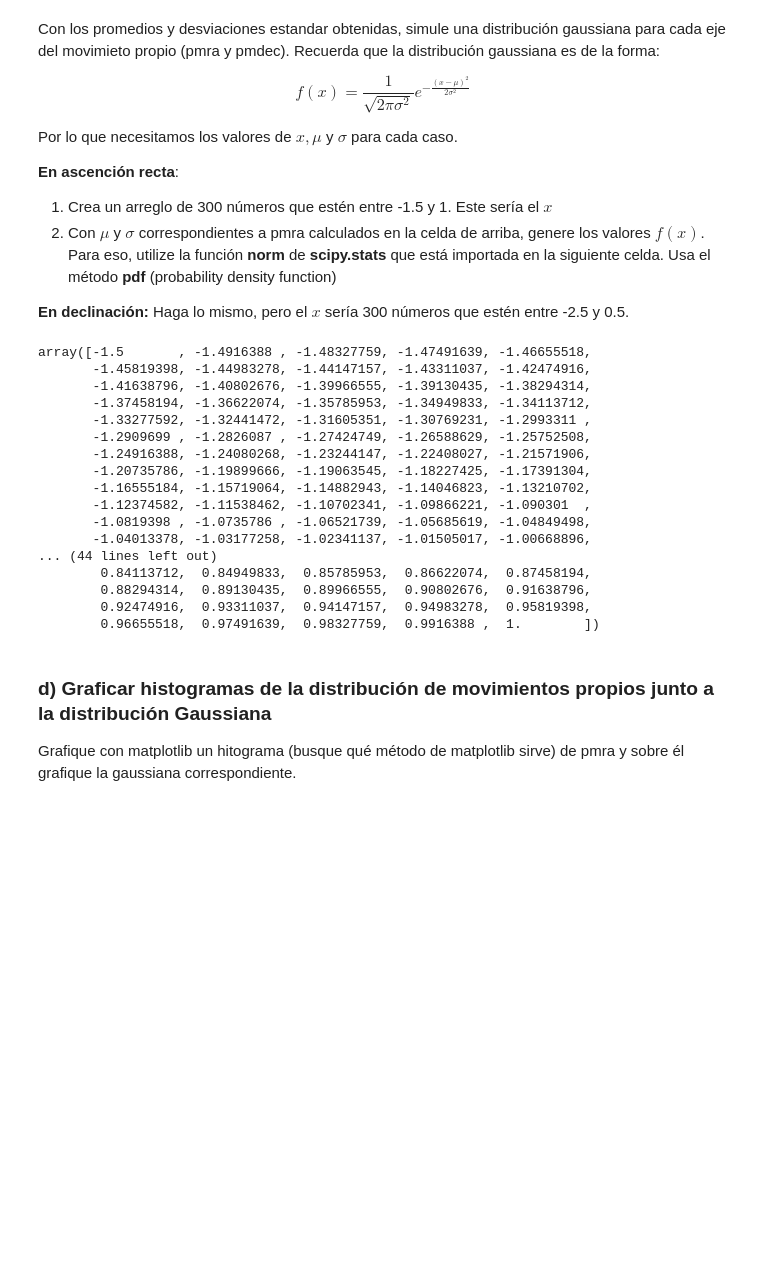
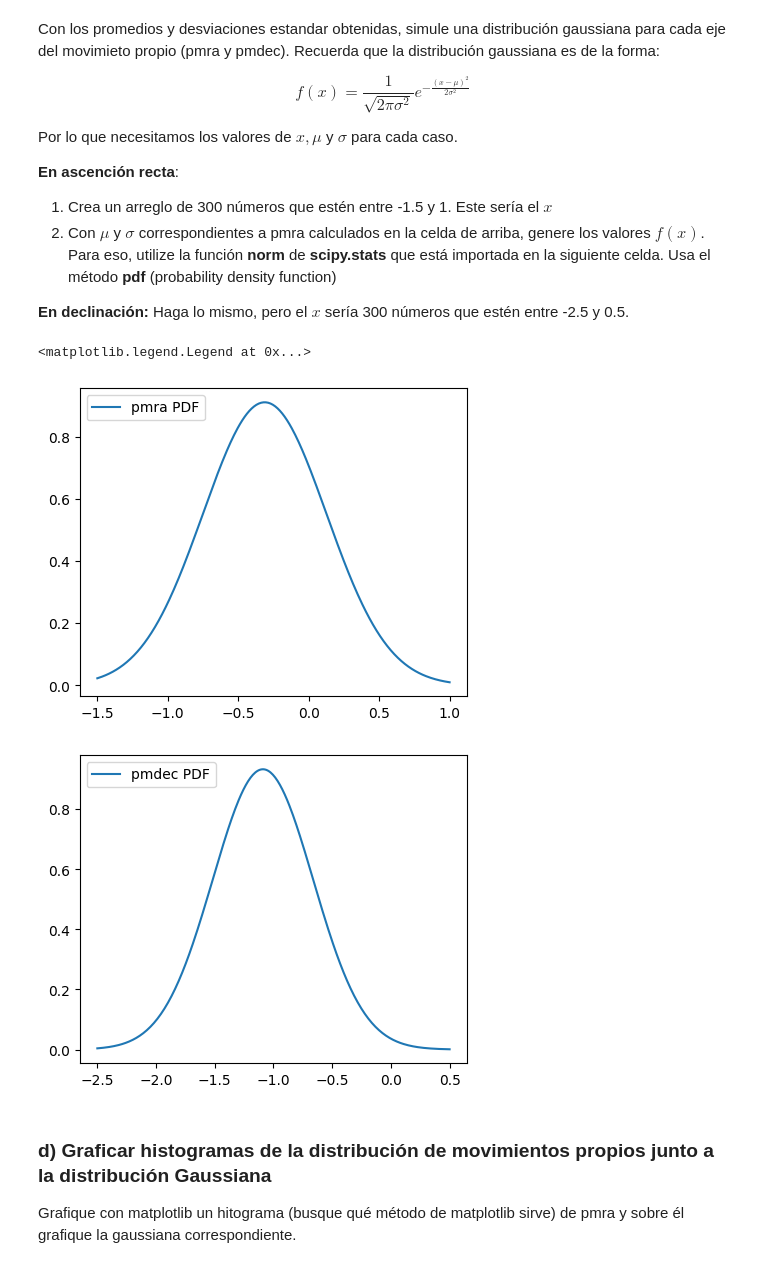
Before and after one commit to Cristobal-Gomez/Tarea-2, a Jupyter notebook: Tarea2.ipynb, the cells around one changed output. Drawn from its saved outputs; the diff is of its cells as text; code cells hidden in the pictures; blank space fills up the shorter version.

```diff
--- a/Tarea2.ipynb
+++ b/Tarea2.ipynb
@@ -139,32 +124,27 @@ Por lo que necesitamos los valores de $x, \mu$ y $\sigma$ para cada caso.
 
 **En declinación:**
 Haga lo mismo, pero el $x$ sería 300 números que estén entre -2.5 y 0.5.
-# %%
-from scipy.stats import norm
-
-x_pmra = np.linspace(-1.5,1,300)
-fx_pmra =
-
-x_pmdec =
-fx_pmdec =
-# %% [output]
-array([-1.5       , -1.4916388 , -1.48327759, -1.47491639, -1.46655518,
-       -1.45819398, -1.44983278, -1.44147157, -1.43311037, -1.42474916,
-       -1.41638796, -1.40802676, -1.39966555, -1.39130435, -1.38294314,
-       -1.37458194, -1.36622074, -1.35785953, -1.34949833, -1.34113712,
-       -1.33277592, -1.32441472, -1.31605351, -1.30769231, -1.2993311 ,
-       -1.2909699 , -1.2826087 , -1.27424749, -1.26588629, -1.25752508,
-       -1.24916388, -1.24080268, -1.23244147, -1.22408027, -1.21571906,
-       -1.20735786, -1.19899666, -1.19063545, -1.18227425, -1.17391304,
-       -1.16555184, -1.15719064, -1.14882943, -1.14046823, -1.13210702,
-       -1.12374582, -1.11538462, -1.10702341, -1.09866221, -1.090301  ,
-       -1.0819398 , -1.0735786 , -1.06521739, -1.05685619, -1.04849498,
-       -1.04013378, -1.03177258, -1.02341137, -1.01505017, -1.00668896,
-... (44 lines left out)
-        0.84113712,  0.84949833,  0.85785953,  0.86622074,  0.87458194,
-        0.88294314,  0.89130435,  0.89966555,  0.90802676,  0.91638796,
-        0.92474916,  0.93311037,  0.94147157,  0.94983278,  0.95819398,
-        0.96655518,  0.97491639,  0.98327759,  0.9916388 ,  1.        ])
+# %%
+from scipy.stats import norm
+
+x_pmra = np.linspace(-1.5, 1, 300)
+fx_pmra = norm(mu_pmra, std_pmra)
+
+plt.figure(figsize=(5, 4))
+plt.plot(x_pmra, fx_pmra.pdf(x_pmra), label = "pmra PDF")
+plt.legend(loc = "upper left")
+
+
+x_pmdec =np.linspace(-2.5, 0.5, 300)
+fx_pmdec =norm(mu_pmdec, std_pmdec)
+
+plt.figure(figsize=(5, 4))
+plt.plot(x_pmdec, fx_pmdec.pdf(x_pmdec), label = "pmdec PDF")
+plt.legend(loc = "upper left")
+# %% [output]
+<matplotlib.legend.Legend at 0x...>
+[figure, added]
+[figure, added]
 # %% [markdown]
 ### d) Graficar histogramas de la distribución de movimientos propios junto a la distribución Gaussiana
 
```
Also changed, not shown: parts of 4 cells of this notebook.
